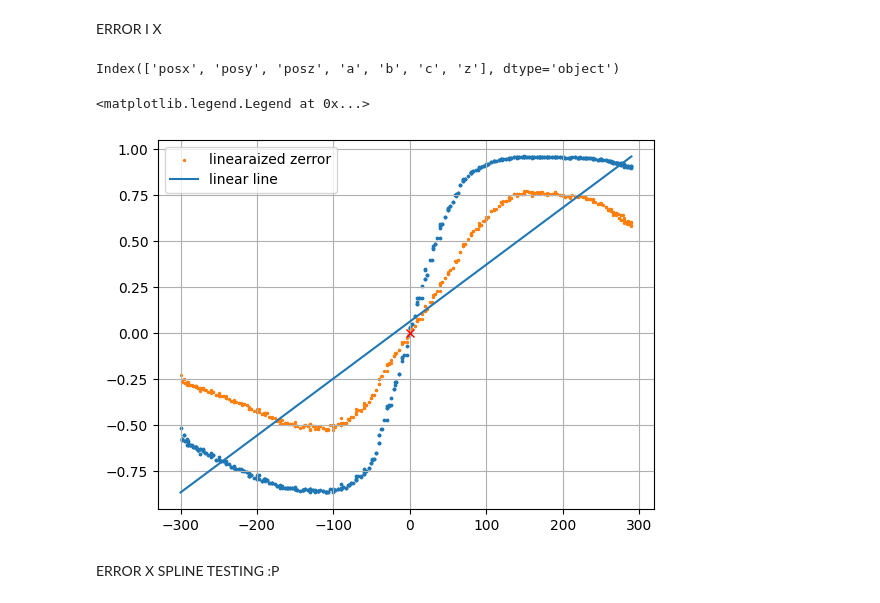
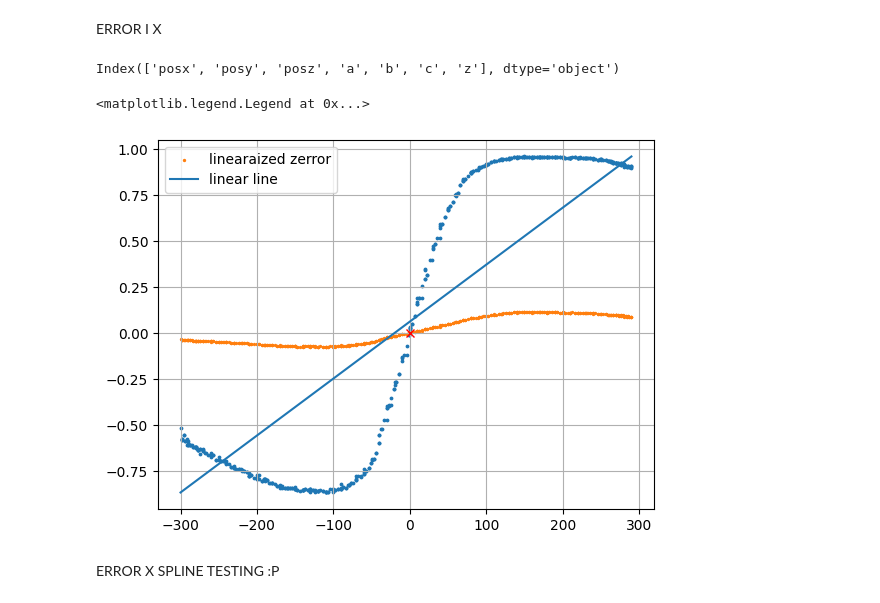
Before and after one commit to maxjansen232/ros2bachelor, a Jupyter notebook: dataplots/plottingavmagnetdatawith3d.ipynb, the cells around one changed output. Drawn from its saved outputs; the diff is of its cells as text; code cells hidden in the pictures.

```diff
--- a/dataplots/plottingavmagnetdatawith3d.ipynb
+++ b/dataplots/plottingavmagnetdatawith3d.ipynb
@@ -88,41 +88,43 @@ Index(['posx', 'posy', 'posz', 'a', 'b', 'c', 'z'], dtype='object')
 ERROR I X
 # %%
 import pandas as pd
+import matplotlib.pyplot as plt
 from numpy import arctanh
 
 
-df_ = pd.read_csv('csvfiler/60x60x23.csv')
+# df_ = pd.read_csv('C:/Users/maxjj/OneDrive/Dokumenter/Skole/githubtest/ros2bachelor/csvfiles/60x60x23.csv')
+df_ = pd.read_csv('../csvfiles/60x60x23.csv')
 
 df_.columns = ["posx", "posy", "posz", "a", "b", "c", "z"]
 
 print(df_.columns)
 data= df_.copy(deep=True)
 
 data = data[data['posz'] == 70]
 data['posy'] = data['posy']-10
 
 
 # data = data[data['posx'] <  .5]
 # data = data[data['posx'] > -.5]
 
 data = data[data['posy'] <  .5]
 data = data[data['posy'] > -.5]
 
 data["xerror"] =(data["c"] - 0.5*( data["a"]+ data["b"]))/(data["c"] + 0.5*( data["a"]+ data["b"]))
 
 plt.scatter( data['posx'],data['xerror'], s=3)
-plt.scatter(data["posx"],0.4*arctanh(data["xerror"]),label="linearaized zerror",s=2)
+plt.scatter(data["posx"],(1/17)*arctanh(data["xerror"]),label="linearaized zerror",s=2)
 plt.plot([min(data["posx"]),max(data["posx"])],[min(data["xerror"]),max(data["xerror"])], label = "linear line") ## LINEAR LINE ALONG ERROR
 plt.plot(0,0, marker = "x",markerfacecolor="red",markeredgecolor="red")
 plt.grid()
 plt.legend()
 
 #plt.xscale('log',base=10)
 # plt.plot(data['posx'],data["c"],label="c")
 # %% [output]
 Index(['posx', 'posy', 'posz', 'a', 'b', 'c', 'z'], dtype='object')
 <matplotlib.legend.Legend at 0x...>
-[figure, old version]
+[figure, new version]
 # %% [markdown]
 ERROR X SPLINE TESTING :P
 # %%
```
Also changed, not shown: 2 other files.
